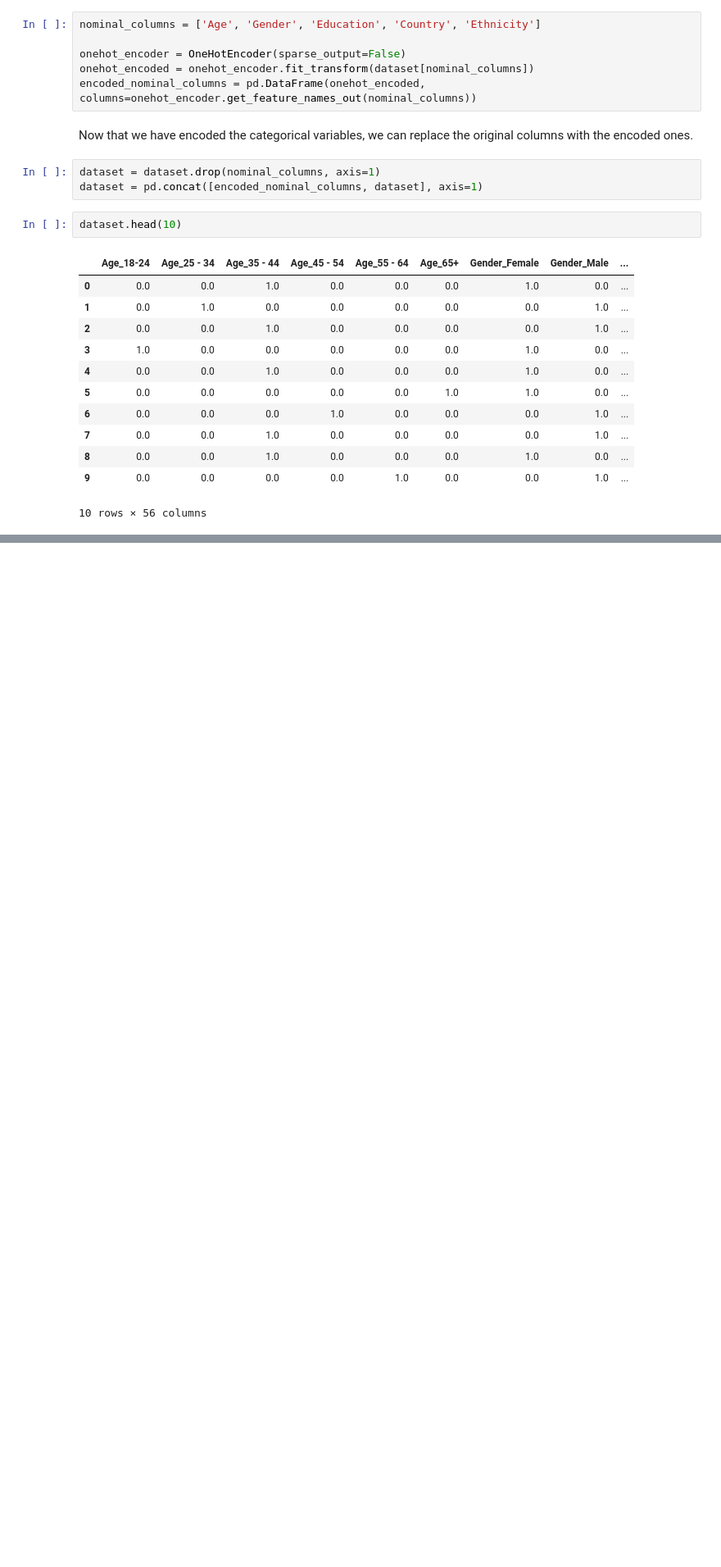
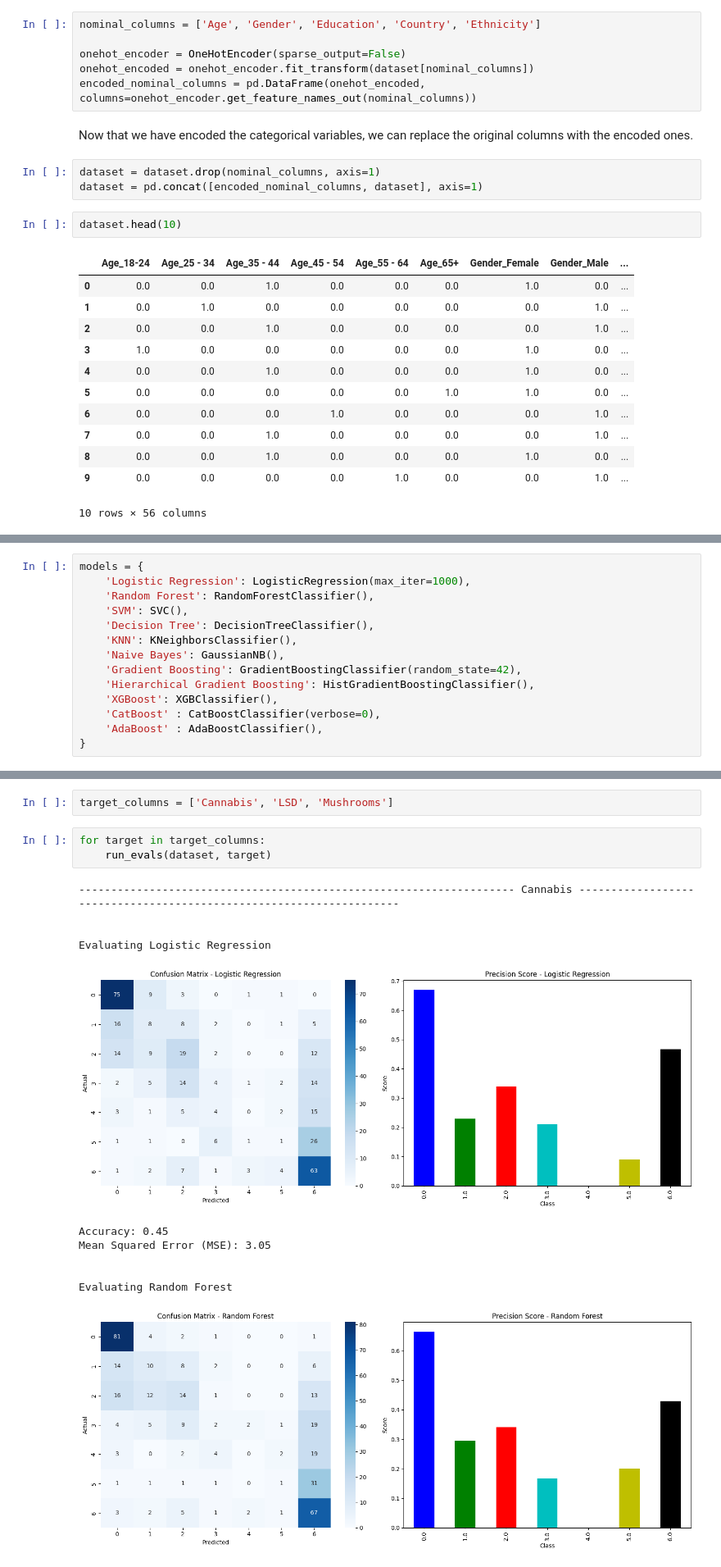
Before and after one commit to vasco-oliv/IA_P2, a Jupyter notebook: notebook.ipynb, the cells around one changed output, grey strips where cells are left out. Shown at 82% size. Saved outputs shown, nothing was run; the diff lists cells and outputs as text; blank space fills up the shorter version.

```diff
--- a/notebook.ipynb
+++ b/notebook.ipynb
@@ -400,0 +327,14 @@ Evaluating Decision Tree
+# %%
+models = {
+    'Logistic Regression': LogisticRegression(max_iter=1000),
+    'Random Forest': RandomForestClassifier(),
+    'SVM': SVC(),
+    'Decision Tree': DecisionTreeClassifier(),
+    'KNN': KNeighborsClassifier(),
+    'Naive Bayes': GaussianNB(),
+    'Gradient Boosting': GradientBoostingClassifier(random_state=42),
+    'Hierarchical Gradient Boosting': HistGradientBoostingClassifier(),
+    'XGBoost': XGBClassifier(),
+    'CatBoost' : CatBoostClassifier(verbose=0),
+    'AdaBoost' : AdaBoostClassifier(),
+}
@@ -400,0 +396,17 @@ Evaluating Decision Tree
+# %%
+target_columns = ['Cannabis', 'LSD', 'Mushrooms']
+# %%
+for target in target_columns:
+    run_evals(dataset, target)
+# %% [output]
+-------------------------------------------------------------------- Cannabis --------------------------------------------------------------------
+
+
+Evaluating Logistic Regression
+[figure, added]
+Accuracy: 0.45
+Mean Squared Error (MSE): 3.05
+
+
+Evaluating Random Forest
+[figure, added]
```
Also changed, not shown: parts of 42 cells of this notebook, 1 other file.
